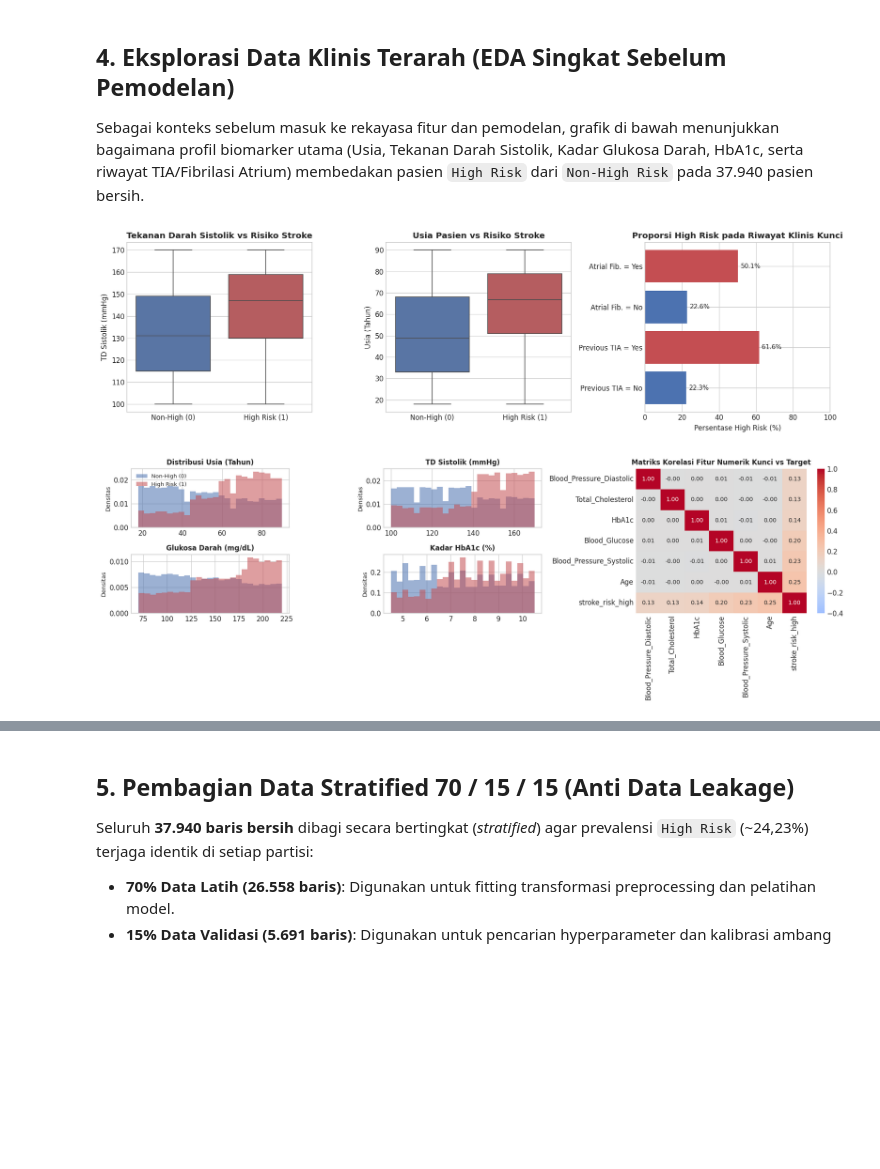
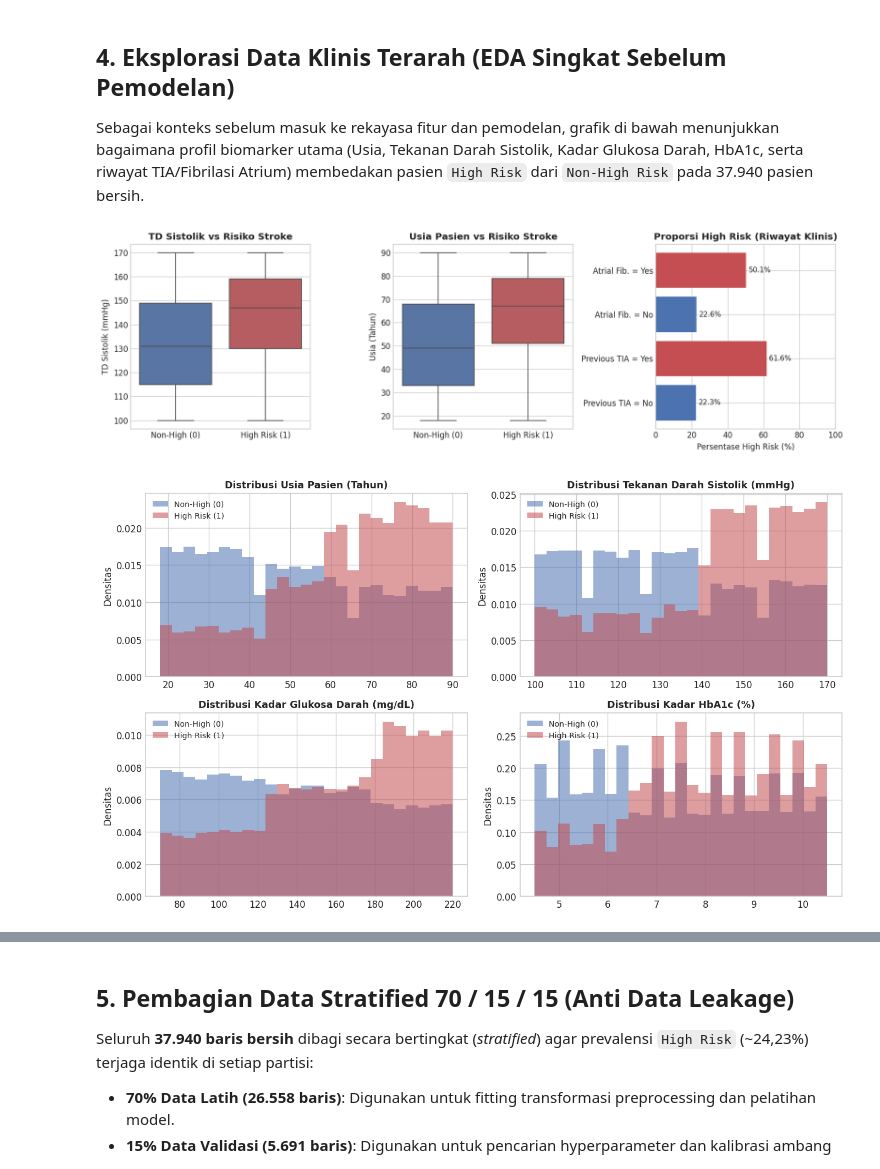
Before and after one commit to ravi-arnan/machine-learning, a Jupyter notebook: colab-hasil/15_presentasi_uas_full_dataset_hasil.ipynb, the cells around one changed output, grey strips where cells are left out. Cells and saved outputs as stored; diff of their text form; code cells hidden in the pictures; blank space fills up the shorter version.

```diff
--- a/colab-hasil/15_presentasi_uas_full_dataset_hasil.ipynb
+++ b/colab-hasil/15_presentasi_uas_full_dataset_hasil.ipynb
@@ -348,80 +349,67 @@ Contoh 5 Baris Data Bersih (35 Fitur Prediktor Siap Preprocessing):
 
 Sebagai konteks sebelum masuk ke rekayasa fitur dan pemodelan, grafik di bawah menunjukkan bagaimana profil biomarker utama (Usia, Tekanan Darah Sistolik, Kadar Glukosa Darah, HbA1c, serta riwayat TIA/Fibrilasi Atrium) membedakan pasien `High Risk` dari `Non-High Risk` pada 37.940 pasien bersih.
 # %%
-fig, axes = plt.subplots(1, 3, figsize=(15, 4.3))
+fig, axes = plt.subplots(1, 3, figsize=(13.5, 4.2))
 
 plot_df = X[["Age", "Blood_Pressure_Systolic", "Blood_Glucose", "Previous_TIA", "Atrial_Fibrillation"]].copy()
 plot_df["Risk_Label"] = np.where(y == 1, "High Risk (1)", "Non-High (0)")
 
 # 1. Boxplot TD Sistolik
 sns.boxplot(data=plot_df, x="Risk_Label", y="Blood_Pressure_Systolic", order=["Non-High (0)", "High Risk (1)"], palette=["#4c72b0", "#c44e52"], ax=axes[0])
-axes[0].set_title("Tekanan Darah Sistolik vs Risiko Stroke", fontweight="bold")
+axes[0].set_title("TD Sistolik vs Risiko Stroke", fontweight="bold")
 axes[0].set_xlabel("")
 axes[0].set_ylabel("TD Sistolik (mmHg)")
 
 # 2. Boxplot Usia
 sns.boxplot(data=plot_df, x="Risk_Label", y="Age", order=["Non-High (0)", "High Risk (1)"], palette=["#4c72b0", "#c44e52"], ax=axes[1])
 axes[1].set_title("Usia Pasien vs Risiko Stroke", fontweight="bold")
 axes[1].set_xlabel("")
 axes[1].set_ylabel("Usia (Tahun)")
 
 # 3. Tingkat High Risk berdasarkan Riwayat TIA & AFib
 risk_rates = pd.DataFrame({
     "Faktor Klinis": ["Previous TIA = No", "Previous TIA = Yes", "Atrial Fib. = No", "Atrial Fib. = Yes"],
     "Proporsi High Risk (%)": [
         y[X["Previous_TIA"] == "No"].mean() * 100,
         y[X["Previous_TIA"] == "Yes"].mean() * 100,
         y[X["Atrial_Fibrillation"] == "No"].mean() * 100,
         y[X["Atrial_Fibrillation"] == "Yes"].mean() * 100,
     ],
 })
 colors_bar = ["#4c72b0", "#c44e52", "#4c72b0", "#c44e52"]
 bars = axes[2].barh(risk_rates["Faktor Klinis"], risk_rates["Proporsi High Risk (%)"], color=colors_bar)
-axes[2].set_title("Proporsi High Risk pada Riwayat Klinis Kunci", fontweight="bold")
+axes[2].set_title("Proporsi High Risk (Riwayat Klinis)", fontweight="bold")
 axes[2].set_xlabel("Persentase High Risk (%)")
 axes[2].set_xlim(0, 100)
 for b in bars:
     w = b.get_width()
     axes[2].text(w + 1.5, b.get_y() + b.get_height()/2, f"{w:.1f}%", va="center", fontsize=9)
 
 plt.tight_layout()
 plt.savefig(ASSET_DIR / "fig_02_eda_klinis.png", dpi=150, bbox_inches="tight")
 plt.show()
-
-# Visualisasi Tambahan EDA: Distribusi Biomarker Utama & Korelasi Fitur ke Target
-fig = plt.figure(figsize=(15.5, 5.2))
-gs = fig.add_gridspec(2, 3, width_ratios=[1, 1, 1.35])
-
-dist_feats = [
-    ("Age", "Distribusi Usia (Tahun)"),
-    ("Blood_Pressure_Systolic", "TD Sistolik (mmHg)"),
-    ("Blood_Glucose", "Glukosa Darah (mg/dL)"),
-    ("HbA1c", "Kadar HbA1c (%)"),
-]
-for i, (col_f, ttl_f) in enumerate(dist_feats):
-    ax_d = fig.add_subplot(gs[i // 2, i % 2])
-    ax_d.hist(X.loc[y == 0, col_f], bins=25, density=True, alpha=0.55, color="#4c72b0", label="Non-High (0)")
-    ax_d.hist(X.loc[y == 1, col_f], bins=25, density=True, alpha=0.55, color="#c44e52", label="High Risk (1)")
-    ax_d.set_title(ttl_f, fontweight="bold", fontsize=10)
-    ax_d.set_ylabel("Densitas", fontsize=8.5)
-    if i == 0:
-        ax_d.legend(fontsize=8, loc="upper left")
-
-# Panel Kanan: Korelasi Pearson Top Fitur Numerik terhadap Target
-ax_corr = fig.add_subplot(gs[:, 2])
-corr_df = X[num_cols].copy()
-corr_df["stroke_risk_high"] = y
-corr_target = corr_df.corr(numeric_only=True)["stroke_risk_high"].drop("stroke_risk_high").sort_values()
-top_corr_cols = corr_target.index.tolist()[-6:] + ["stroke_risk_high"]
-sns.heatmap(
-    corr_df[top_corr_cols].corr(), annot=True, fmt=".2f", cmap="coolwarm",
-    center=0, vmin=-0.4, vmax=1.0, ax=ax_corr, annot_kws={"size": 8.5}
-)
-ax_corr.set_title("Matriks Korelasi Fitur Numerik Kunci vs Target", fontweight="bold", fontsize=10)
-
-plt.tight_layout()
-plt.savefig(ASSET_DIR / "fig_02b_distribusi_dan_korelasi.png", dpi=150, bbox_inches="tight")
-plt.show()
 # %% [output]
-[figure, old version]
+[figure, new version]
-[figure, removed]
+# %%
+# Visualisasi EDA 2 (Terpisah): Histogram Distribusi 4 Biomarker Klinis Utama
+fig, axes = plt.subplots(2, 2, figsize=(11.5, 6.8))
+
+dist_feats = [
+    ("Age", "Distribusi Usia Pasien (Tahun)"),
+    ("Blood_Pressure_Systolic", "Distribusi Tekanan Darah Sistolik (mmHg)"),
+    ("Blood_Glucose", "Distribusi Kadar Glukosa Darah (mg/dL)"),
+    ("HbA1c", "Distribusi Kadar HbA1c (%)"),
+]
+for idx_f, (col_f, ttl_f) in enumerate(dist_feats):
+    ax_d = axes[idx_f // 2, idx_f % 2]
+    ax_d.hist(X.loc[y == 0, col_f], bins=25, density=True, alpha=0.55, color="#4c72b0", label="Non-High (0)")
+    ax_d.hist(X.loc[y == 1, col_f], bins=25, density=True, alpha=0.55, color="#c44e52", label="High Risk (1)")
+    ax_d.set_title(ttl_f, fontweight="bold", fontsize=10.5)
+    ax_d.set_ylabel("Densitas")
+    ax_d.legend(fontsize=8.5, loc="upper left")
+
+plt.tight_layout()
+plt.savefig(ASSET_DIR / "fig_02b_distribusi_biomarker.png", dpi=150, bbox_inches="tight")
+plt.show()
+# %% [output]
+[figure, added]
```
Also changed, not shown: parts of 10 cells of this notebook, 24 other files.
